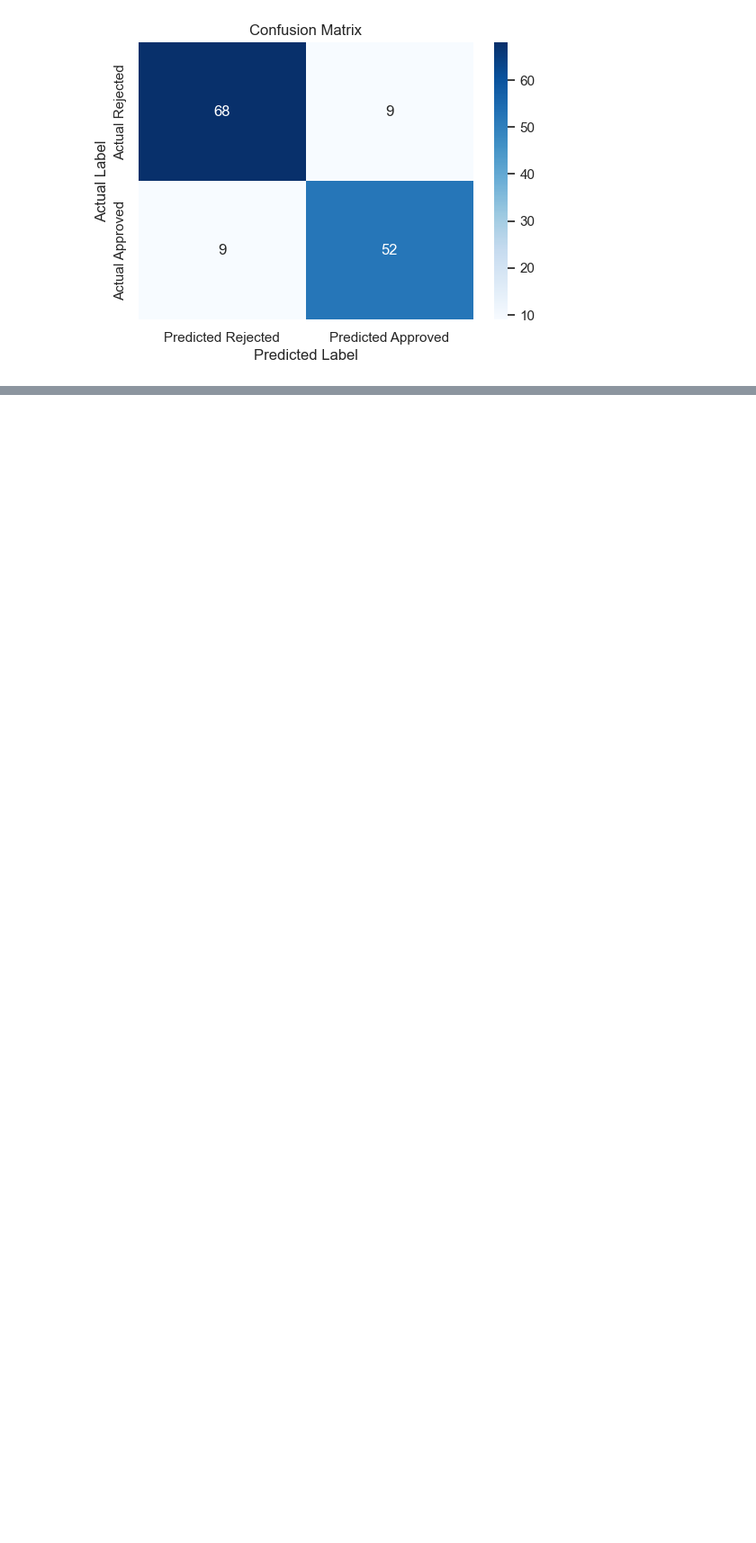
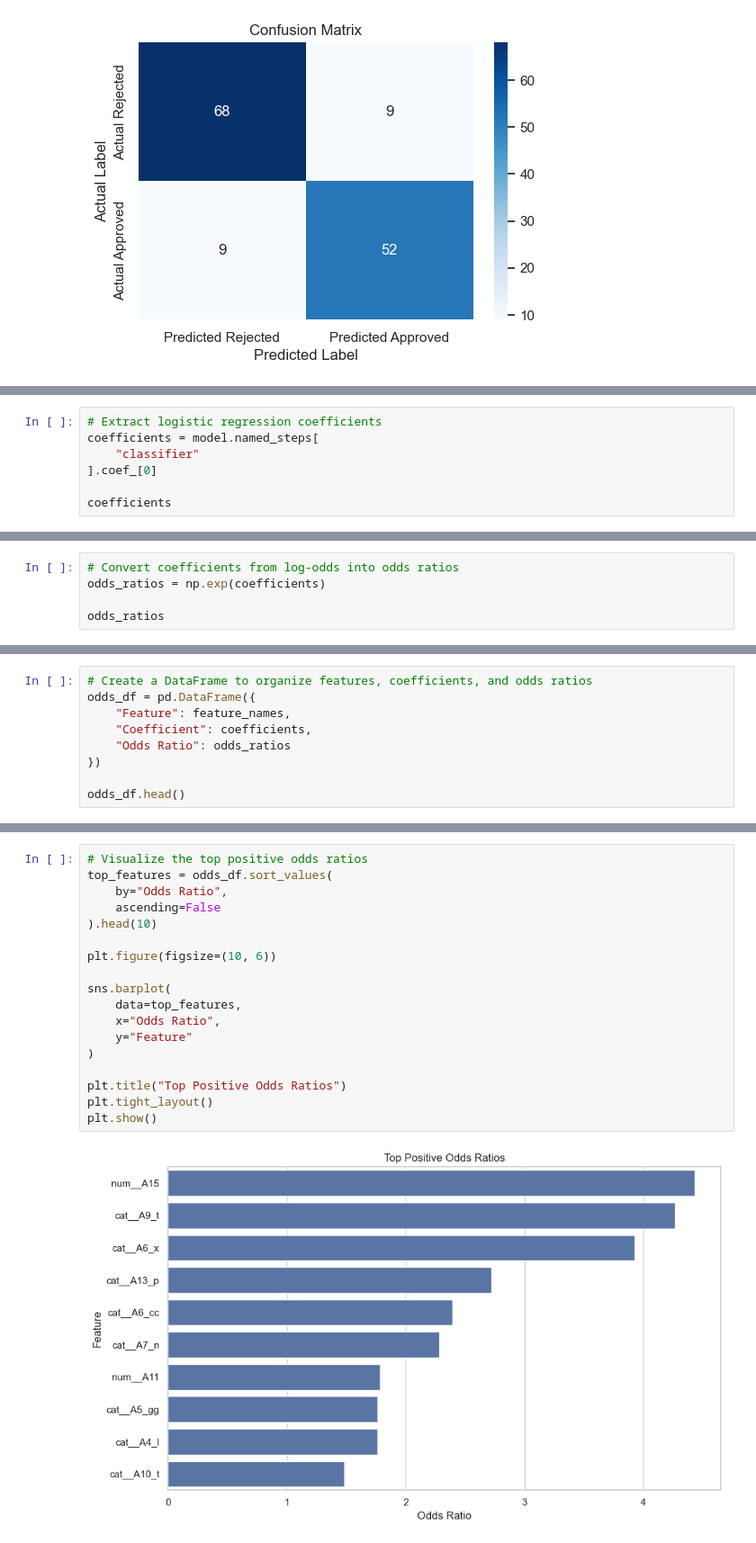
Before and after one commit to nekefer/week2assigment, a Jupyter notebook: main.ipynb, the cells around one changed output, grey strips where cells are left out. Shown at 90% size. Saved outputs shown, nothing was run; the diff lists cells and outputs as text; blank space fills up the shorter version.

Commit message:
add odd ratio

```diff
--- a/main.ipynb
+++ b/main.ipynb
@@ -279,0 +298,7 @@ plt.show()
+# %%
+# Extract logistic regression coefficients
+coefficients = model.named_steps[
+    "classifier"
+].coef_[0]
+
+coefficients
@@ -279,0 +316,5 @@ plt.show()
+# %%
+# Convert coefficients from log-odds into odds ratios
+odds_ratios = np.exp(coefficients)
+
+odds_ratios
@@ -279,0 +332,9 @@ plt.show()
+# %%
+# Create a DataFrame to organize features, coefficients, and odds ratios
+odds_df = pd.DataFrame({
+    "Feature": feature_names,
+    "Coefficient": coefficients,
+    "Odds Ratio": odds_ratios
+})
+
+odds_df.head()
@@ -279,0 +384,20 @@ plt.show()
+# %%
+# Visualize the top positive odds ratios
+top_features = odds_df.sort_values(
+    by="Odds Ratio",
+    ascending=False
+).head(10)
+
+plt.figure(figsize=(10, 6))
+
+sns.barplot(
+    data=top_features,
+    x="Odds Ratio",
+    y="Feature"
+)
+
+plt.title("Top Positive Odds Ratios")
+plt.tight_layout()
+plt.show()
+# %% [output]
+[figure, added]
```
Also changed, not shown: parts of 6 cells of this notebook, 2 other files.
